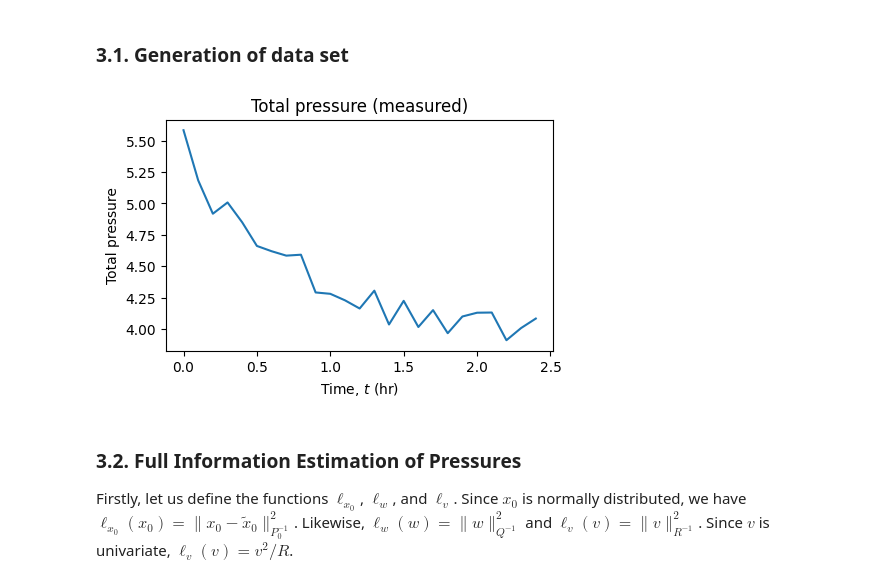
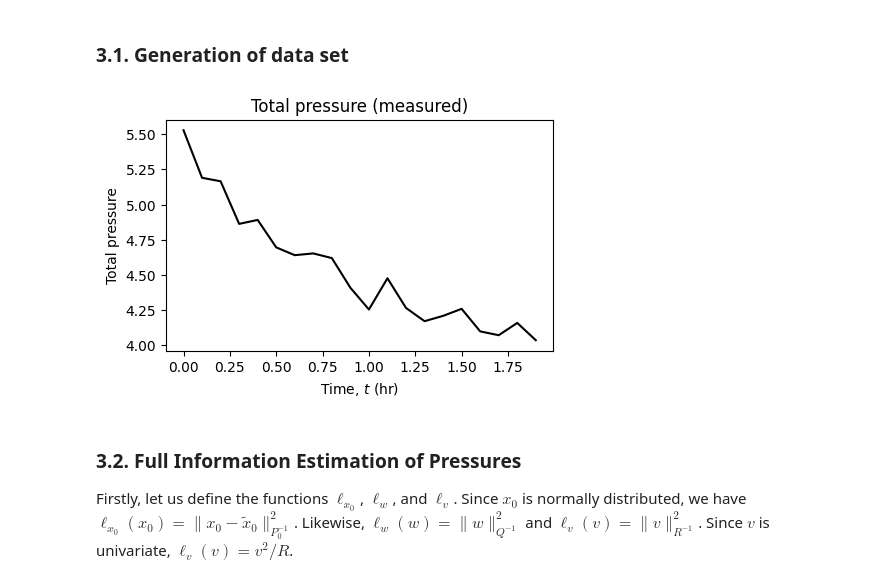
Before and after one commit to Gijinkstra/EstimationTheoryNotebooks, a Jupyter notebook: bayesian/2_moving_horizon.ipynb, the cells around one changed output. Drawn from its saved outputs; the diff is of its cells as text; code cells hidden in the pictures.

```diff
--- a/bayesian/2_moving_horizon.ipynb
+++ b/bayesian/2_moving_horizon.ipynb
@@ -73,7 +73,7 @@ def h(x):
     return cs.sum(x)
 
 # Perform simulations; generate N samples (y[0], ..., y[T-1])
-T = 25
+T = 20
 x = np.array([4, 1.5])
 
 x_cache = np.zeros((T+1, nx))
@@ -88,13 +88,13 @@ for t in range(T):
     x_cache[t + 1, :] = x.reshape((1, -1))
 # %%
 plt.figure(figsize=(5, 3))
-plt.plot(dt*np.arange(T), y_cache)
+plt.plot(dt*np.arange(T), y_cache, 'k')
 plt.xlabel('Time, $t$ (hr)')
 plt.ylabel('Total pressure')
 plt.title('Total pressure (measured)')
 plt.show()
 # %% [output]
-[figure, old version]
+[figure, new version]
 # %% [markdown]
 ### 3.2. Full Information Estimation of Pressures
 
```
Also changed, not shown: parts of 2 cells of this notebook.
